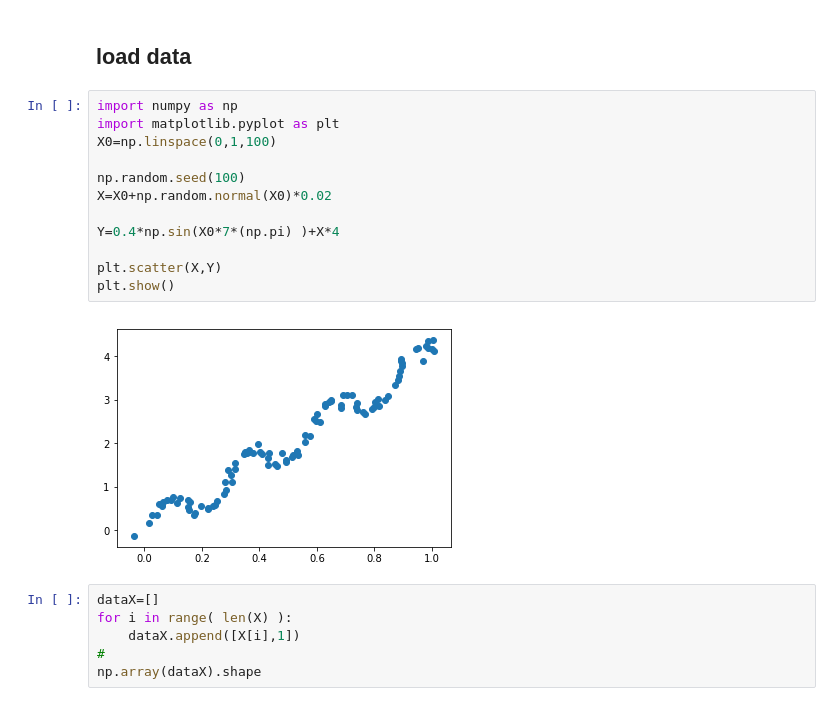
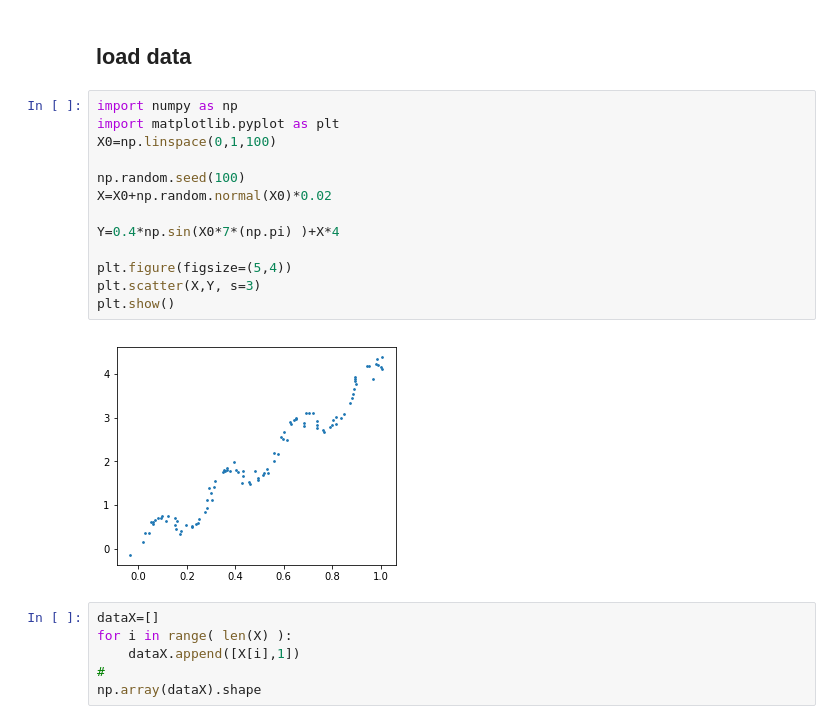
Before and after one commit to DawnEve/ML_MachineLearning, a Jupyter notebook: regression/linear_lm_demo.ipynb, the cells around one changed output. Cells and saved outputs as stored; diff of their text form.

```diff
--- a/regression/linear_lm_demo.ipynb
+++ b/regression/linear_lm_demo.ipynb
@@ -5,17 +5,18 @@
 # %%
 import numpy as np
 import matplotlib.pyplot as plt
 X0=np.linspace(0,1,100)
 
 np.random.seed(100)
 X=X0+np.random.normal(X0)*0.02
 
 Y=0.4*np.sin(X0*7*(np.pi) )+X*4
 
-plt.scatter(X,Y)
+plt.figure(figsize=(5,4))
+plt.scatter(X,Y, s=3)
 plt.show()
 # %% [output]
-[figure, old version]
+[figure, new version]
 # %%
 dataX=[]
 for i in range( len(X) ):
```
Also changed, not shown: parts of 20 cells of this notebook, 3 other files.
